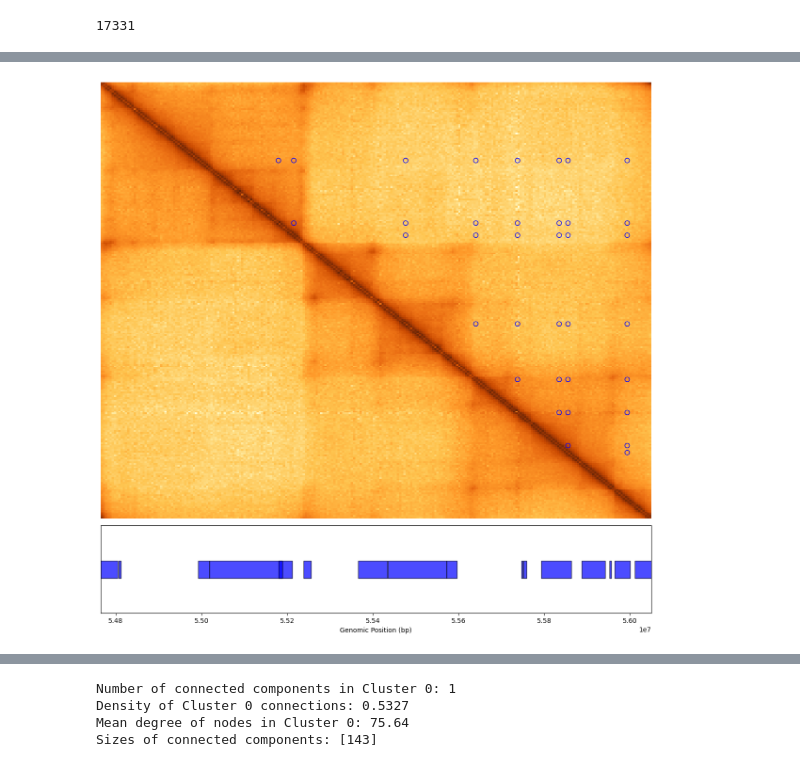
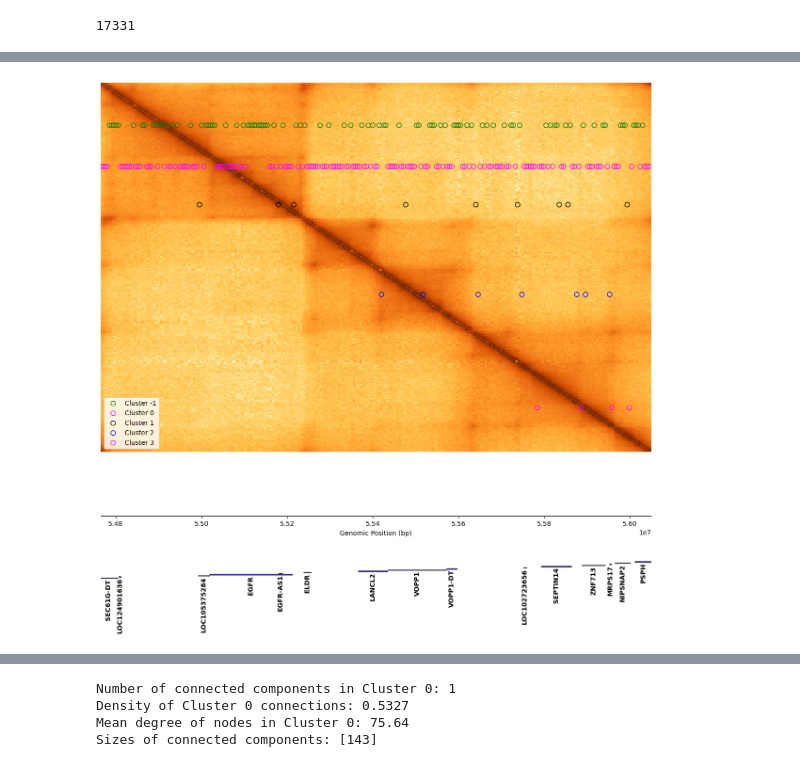
Before and after one commit to vikwaran03/DSC180B_Q2, a Jupyter notebook: Q2_Prep/node2vec.ipynb, the cells around one changed output, grey strips where cells are left out. Saved outputs shown, nothing was run; the diff lists cells and outputs as text; code cells hidden in the pictures.

Commit message:
updated heatmap

```diff
--- a/Q2_Prep/node2vec.ipynb
+++ b/Q2_Prep/node2vec.ipynb
@@ -467,6 +467,7 @@ genes = genes[((genes['start'] >= start_loci) & (genes['start'] < end_loci)) |
                        ((genes['end'] >= start_loci) & (genes['end'] < end_loci))]
 genes['gene'] = genes['attributes'].str.split(';').str[0].str.split('ID=gene-').str[-1]
 genes = genes[['gene', 'start', 'end']]
+genes = genes[genes['gene'] != 'LOC101060341']
 genes
 # %% [output]
 |  | gene | start | end |
@@ -520,0 +489,10 @@ plt.show()
+# %%
+db_labels = ec_prop_df['DB_labels'].values
+
+cluster_indices = {}
+
+for i in np.unique(db_labels):
+    y_coords = np.array(ec_prop_df[ec_prop_df['DB_labels'] == i].index)
+    cluster_indices[i] = y_coords
+
+cluster_indices
@@ -521,33 +517,62 @@ plt.show()
 # %%
-cluster = 1
+fig, axes = plt.subplots(nrows=3, figsize=(12, 12), gridspec_kw={'height_ratios': [10, 1, 1]})
 
-fig, axes = plt.subplots(nrows=2, figsize=(12, 12), gridspec_kw={'height_ratios': [10, 2]})
-
+# Heatmap (unchanged)
 ax1 = axes[0]
 sns.heatmap(np.log(ec_full_hic), cbar=False, xticklabels=False, yticklabels=False,
             cmap=sns.color_palette("YlOrBr", as_cmap=True), ax=ax1)
 
-x_coords, y_coords = np.where(np.triu(cluster_matrix, k=1) == cluster+2)
-ax1.scatter(y_coords, x_coords, color='blue', marker='o', s=50, label="Cluster 1", facecolors='none')
+pos = dict(zip(np.unique(db_labels), [28, 56, 82, 143, 220]))
+color = dict(zip(np.unique(db_labels), ['green', 'magenta', 'black', 'blue', 'magenta']))
 
+for k, v in cluster_indices.items():
+    y_coords = v
+    x_coords = pos[k] + np.ones_like(y_coords)
+    ax1.scatter(y_coords, x_coords, color=color[k], marker='o', s=50, label=f"Cluster {k}", facecolors='none')
+ax1.legend()
+
+# Gene track
+ax3 = axes[2]
+ax3.set_xlim(start_loci, end_loci)
+ax3.set_ylim(-1, len(genes))
+ax3.set_yticks([])
+ax3.set_xlabel("") # Remove the "Genomic Position (bp)" label on the gene track
+
+# This line removes the numerical tick labels on the x-axis of the gene track
+ax3.set_xticks([])
+
+for spine in ax3.spines.values():
+    spine.set_visible(False)
+
+genes["row"] = range(len(genes))
+
+for _, row in genes.iterrows():
+    gene_start, gene_end, gene_name, row_idx = row['start'], row['end'], row['gene'], row['row']
+    width = gene_end - gene_start
+    y_pos = row_idx * 0.5
+
+    rect = mpatches.Rectangle((gene_start, y_pos), width, 0.3, edgecolor='black', facecolor='blue', alpha=0.7, label="_nolegend_")
+    ax3.add_patch(rect)
+
+    ax3.text((gene_start + gene_end) / 2, y_pos - 0.4, gene_name,
+              fontsize=10, ha='center', va='top', rotation=90, fontweight='bold')
+
+# Genomic position axis
 ax2 = axes[1]
 ax2.set_xlim(start_loci, end_loci)
 ax2.set_ylim(0, 1)
-
-for _, row in genes.iterrows():
-    gene_start, gene_end, gene_name = row['start'], row['end'], row['gene']
-    width = gene_end - gene_start
-    rect = mpatches.Rectangle((gene_start, 0.4), width, 0.2, edgecolor='black', facecolor='blue', alpha=0.7)
-    ax2.add_patch(rect)
-
 ax2.set_yticks([])
 ax2.set_xlabel("Genomic Position (bp)")
 
+for spine in ax2.spines.values():
+    spine.set_visible(False)
+ax2.spines['bottom'].set_visible(True)
+
 plt.tight_layout()
-plt.savefig('images/hic_clusters_bar.png', dpi=300, bbox_inches='tight')
+plt.savefig('images/hic_clusters.png', dpi=300, bbox_inches='tight')
 plt.show()
 # %% [output]
-[figure, old version]
+[figure, new version]
 # %%
 plt.figure(figsize=(12, 10))
 sns.heatmap(np.log(ec_full_hic), cbar=True, xticklabels=False, yticklabels=False, cmap=sns.color_palette("YlOrBr", as_cmap=True))
```
Also changed, not shown: parts of 4 cells of this notebook.
